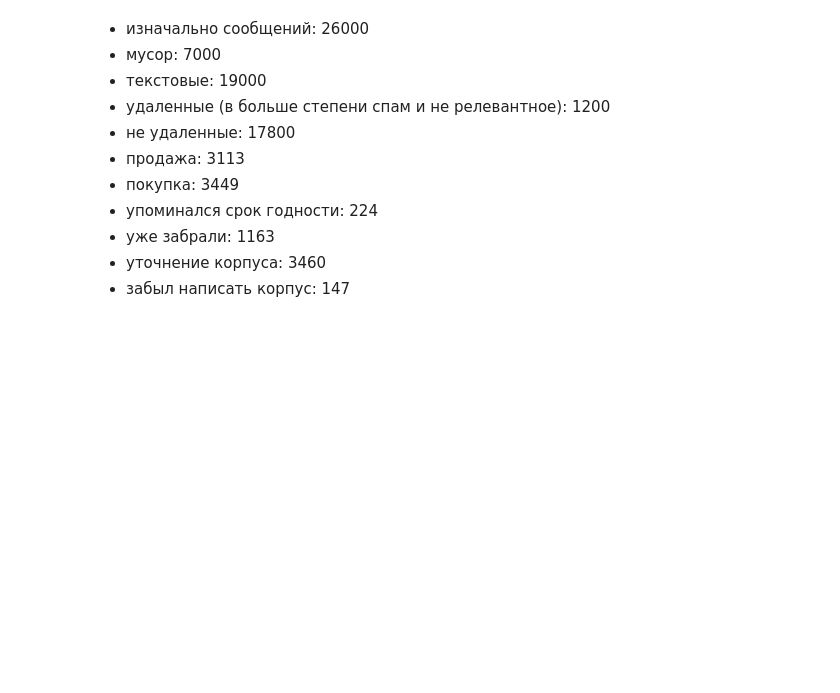
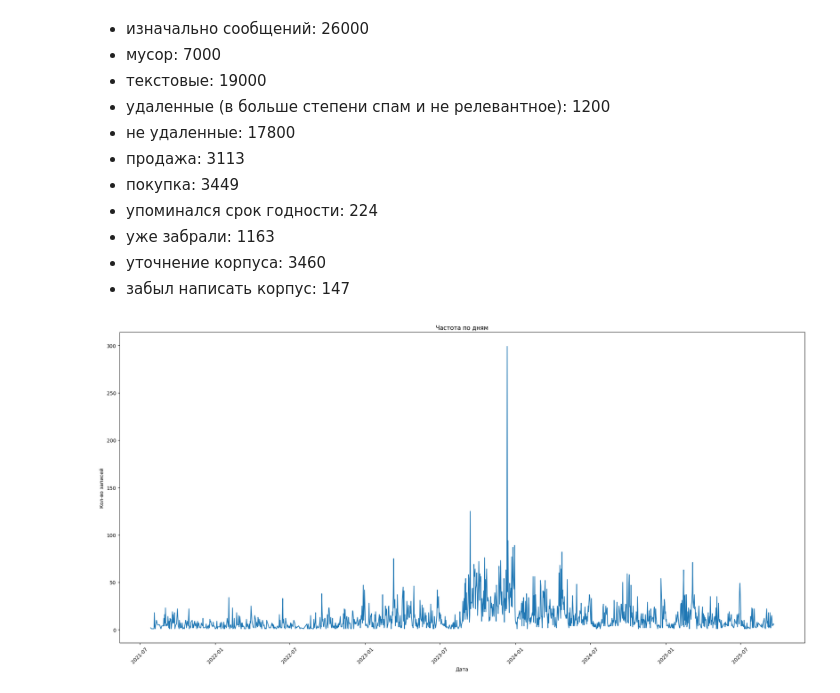
Before and after one commit to Segun228/foodsharing_data_analisis, a Jupyter notebook: main_analisis.ipynb, the cells around one changed output. Drawn from its saved outputs; the diff is of its cells as text; code cells hidden in the pictures; blank space fills up the shorter version.

Commit message:
time series added

```diff
--- a/main_analisis.ipynb
+++ b/main_analisis.ipynb
@@ -193,3 +202,23 @@ posts_house.shape
 - уже забрали: 1163
 - уточнение корпуса: 3460
 - забыл написать корпус: 147
+# %%
+df["date"] = pd.to_datetime(df["date"], errors="coerce")
+df["day"] = df["date"].dt.date
+df["month"] = df["date"].dt.to_period("M")
+df["year"] = df["date"].dt.to_period("Y")
+
+day_series = df.groupby("day")["day"].agg(["count"]).reset_index().sort_values("day")
+month_series = df.groupby("month")["month"].agg(["count"]).reset_index().sort_values("month")
+year_series = df.groupby("year")["year"].agg(["count"]).reset_index().sort_values("year")
+# %%
+plt.figure(figsize=(20, 10))
+sns.lineplot(x="day", y="count", data=day_series)
+plt.title("Частота по дням")
+plt.xlabel("Дата")
+plt.ylabel("Кол-во записей")
+plt.xticks(rotation=45)
+plt.tight_layout()
+plt.show()
+# %% [output]
+[figure, added]
```
Also changed, not shown: parts of 7 cells of this notebook.
